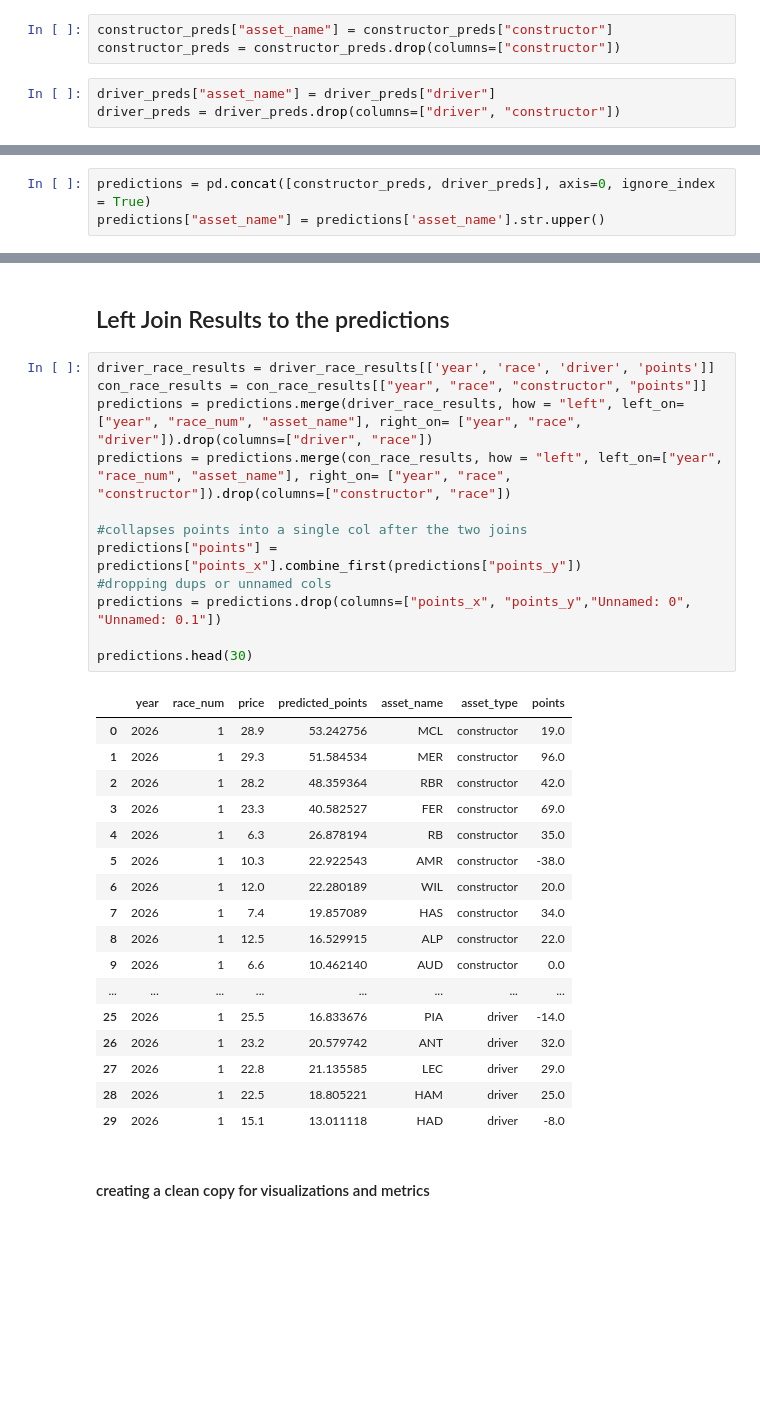
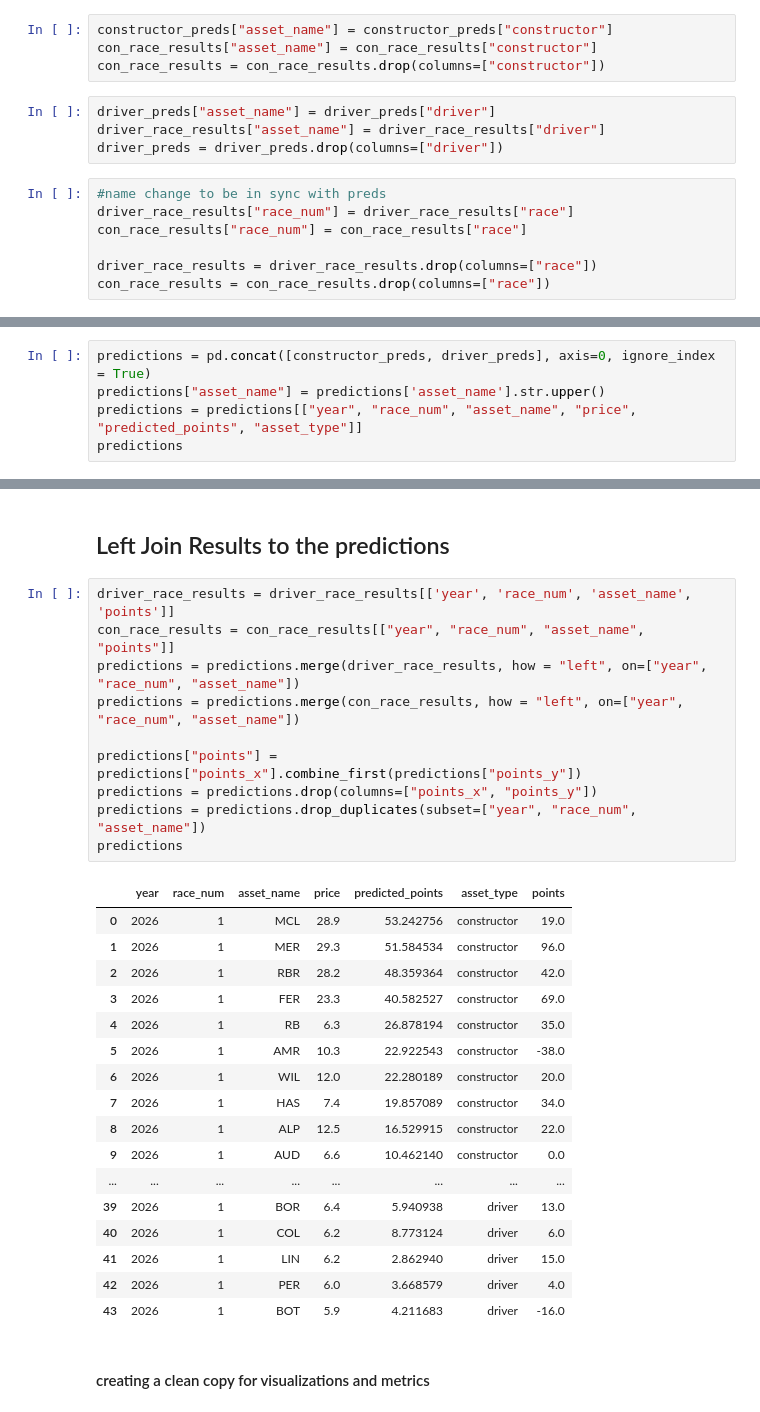
Before and after one commit to jguptil1/F1Fantasy, a Jupyter notebook: notebooks/evaluation/postRaceEvaluation.ipynb, the cells around one changed output, grey strips where cells are left out. Drawn from its saved outputs; the diff is of its cells as text; blank space fills up the shorter version.

```diff
--- a/notebooks/evaluation/postRaceEvaluation.ipynb
+++ b/notebooks/evaluation/postRaceEvaluation.ipynb
@@ -63,10 +66,19 @@ team_config = pd.read_csv(team_path)
 - will contain features such as absolute error rate
 # %%
 constructor_preds["asset_name"] = constructor_preds["constructor"]
-constructor_preds = constructor_preds.drop(columns=["constructor"])
+con_race_results["asset_name"] = con_race_results["constructor"]
+con_race_results = con_race_results.drop(columns=["constructor"])
 # %%
 driver_preds["asset_name"] = driver_preds["driver"]
-driver_preds = driver_preds.drop(columns=["driver", "constructor"])
+driver_race_results["asset_name"] = driver_race_results["driver"]
+driver_preds = driver_preds.drop(columns=["driver"])
+# %%
+#name change to be in sync with preds
+driver_race_results["race_num"] = driver_race_results["race"]
+con_race_results["race_num"] = con_race_results["race"]
+
+driver_race_results = driver_race_results.drop(columns=["race"])
+con_race_results = con_race_results.drop(columns=["race"])
 # %%
 constructor_preds["asset_type"] = "constructor"
 # %%
@@ -86,3 +86,5 @@ Index(['Unnamed: 0.1', 'year', 'race_num', 'price', 'predicted_points',
 # %%
 predictions = pd.concat([constructor_preds, driver_preds], axis=0, ignore_index = True)
 predictions["asset_name"] = predictions['asset_name'].str.upper()
+predictions = predictions[["year", "race_num", "asset_name", "price", "predicted_points", "asset_type"]]
+predictions
@@ -105,35 +105,33 @@ predictions.head(100)
 # %% [markdown]
 ## Left Join Results to the predictions
 # %%
-driver_race_results = driver_race_results[['year', 'race', 'driver', 'points']]
-con_race_results = con_race_results[["year", "race", "constructor", "points"]]
-predictions = predictions.merge(driver_race_results, how = "left", left_on=["year", "race_num", "asset_name"], right_on= ["year", "race", "driver"]).drop(columns=["driver", "race"])
-predictions = predictions.merge(con_race_results, how = "left", left_on=["year", "race_num", "asset_name"], right_on= ["year", "race", "constructor"]).drop(columns=["constructor", "race"])
+driver_race_results = driver_race_results[['year', 'race_num', 'asset_name', 'points']]
+con_race_results = con_race_results[["year", "race_num", "asset_name", "points"]]
+predictions = predictions.merge(driver_race_results, how = "left", on=["year", "race_num", "asset_name"])
+predictions = predictions.merge(con_race_results, how = "left", on=["year", "race_num", "asset_name"])
 
-#collapses points into a single col after the two joins
 predictions["points"] = predictions["points_x"].combine_first(predictions["points_y"])
-#dropping dups or unnamed cols
-predictions = predictions.drop(columns=["points_x", "points_y","Unnamed: 0", "Unnamed: 0.1"])
-
-predictions.head(30)
+predictions = predictions.drop(columns=["points_x", "points_y"])
+predictions = predictions.drop_duplicates(subset=["year", "race_num", "asset_name"])
+predictions
 # %% [output]
-|  | year | race_num | price | predicted_points | asset_name | asset_type | points |
-| 0 | 2026 | 1 | 28.9 | 53.242756 | MCL | constructor | 19.0 |
-| 1 | 2026 | 1 | 29.3 | 51.584534 | MER | constructor | 96.0 |
-| 2 | 2026 | 1 | 28.2 | 48.359364 | RBR | constructor | 42.0 |
-| 3 | 2026 | 1 | 23.3 | 40.582527 | FER | constructor | 69.0 |
-| 4 | 2026 | 1 | 6.3 | 26.878194 | RB | constructor | 35.0 |
-| 5 | 2026 | 1 | 10.3 | 22.922543 | AMR | constructor | -38.0 |
-| 6 | 2026 | 1 | 12.0 | 22.280189 | WIL | constructor | 20.0 |
-| 7 | 2026 | 1 | 7.4 | 19.857089 | HAS | constructor | 34.0 |
-| 8 | 2026 | 1 | 12.5 | 16.529915 | ALP | constructor | 22.0 |
-| 9 | 2026 | 1 | 6.6 | 10.462140 | AUD | constructor | 0.0 |
+|  | year | race_num | asset_name | price | predicted_points | asset_type | points |
+| 0 | 2026 | 1 | MCL | 28.9 | 53.242756 | constructor | 19.0 |
+| 1 | 2026 | 1 | MER | 29.3 | 51.584534 | constructor | 96.0 |
+| 2 | 2026 | 1 | RBR | 28.2 | 48.359364 | constructor | 42.0 |
+| 3 | 2026 | 1 | FER | 23.3 | 40.582527 | constructor | 69.0 |
+| 4 | 2026 | 1 | RB | 6.3 | 26.878194 | constructor | 35.0 |
+| 5 | 2026 | 1 | AMR | 10.3 | 22.922543 | constructor | -38.0 |
+| 6 | 2026 | 1 | WIL | 12.0 | 22.280189 | constructor | 20.0 |
+| 7 | 2026 | 1 | HAS | 7.4 | 19.857089 | constructor | 34.0 |
+| 8 | 2026 | 1 | ALP | 12.5 | 16.529915 | constructor | 22.0 |
+| 9 | 2026 | 1 | AUD | 6.6 | 10.462140 | constructor | 0.0 |
 | ... | ... | ... | ... | ... | ... | ... | ... |
-| 25 | 2026 | 1 | 25.5 | 16.833676 | PIA | driver | -14.0 |
-| 26 | 2026 | 1 | 23.2 | 20.579742 | ANT | driver | 32.0 |
-| 27 | 2026 | 1 | 22.8 | 21.135585 | LEC | driver | 29.0 |
-| 28 | 2026 | 1 | 22.5 | 18.805221 | HAM | driver | 25.0 |
-| 29 | 2026 | 1 | 15.1 | 13.011118 | HAD | driver | -8.0 |
+| 39 | 2026 | 1 | BOR | 6.4 | 5.940938 | driver | 13.0 |
+| 40 | 2026 | 1 | COL | 6.2 | 8.773124 | driver | 6.0 |
+| 41 | 2026 | 1 | LIN | 6.2 | 2.862940 | driver | 15.0 |
+| 42 | 2026 | 1 | PER | 6.0 | 3.668579 | driver | 4.0 |
+| 43 | 2026 | 1 | BOT | 5.9 | 4.211683 | driver | -16.0 |
 # %% [markdown]
 #### creating a clean copy for visualizations and metrics
 # %%
```
Also changed, not shown: parts of 31 cells of this notebook, 4 other files.
